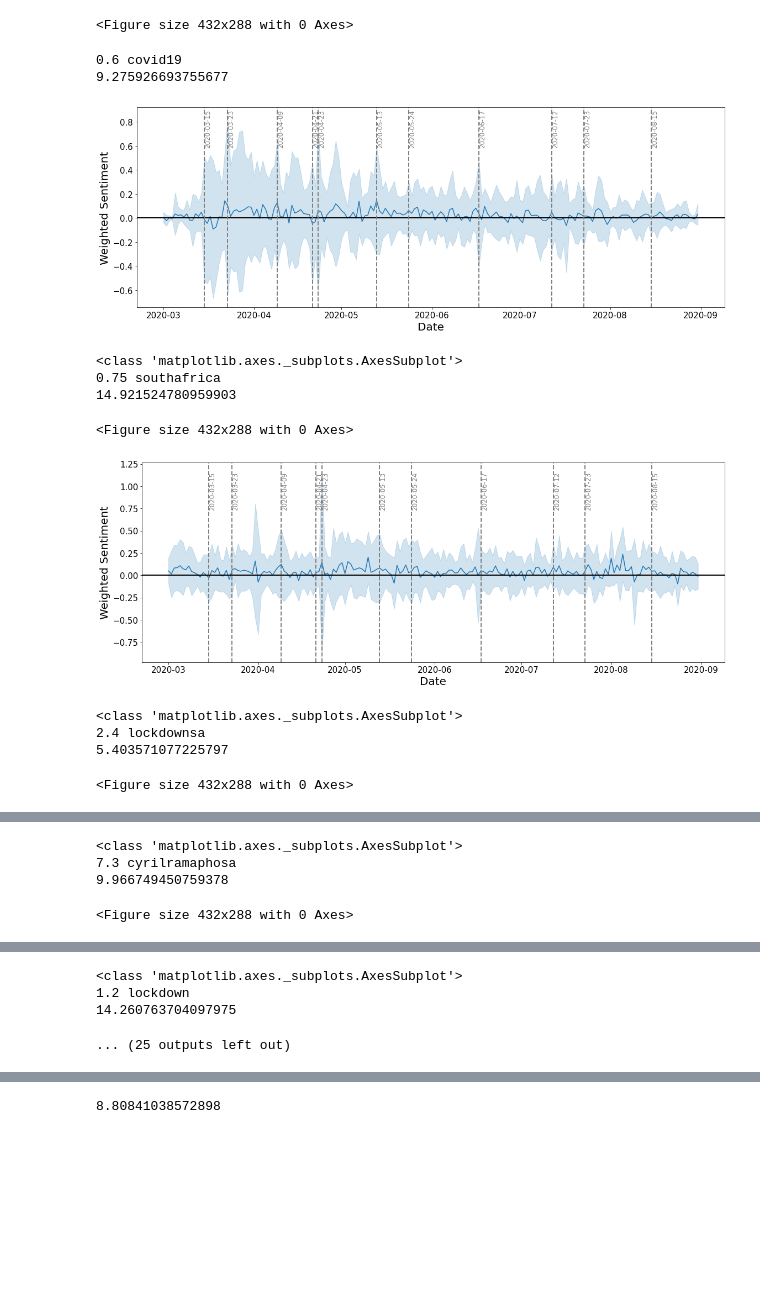
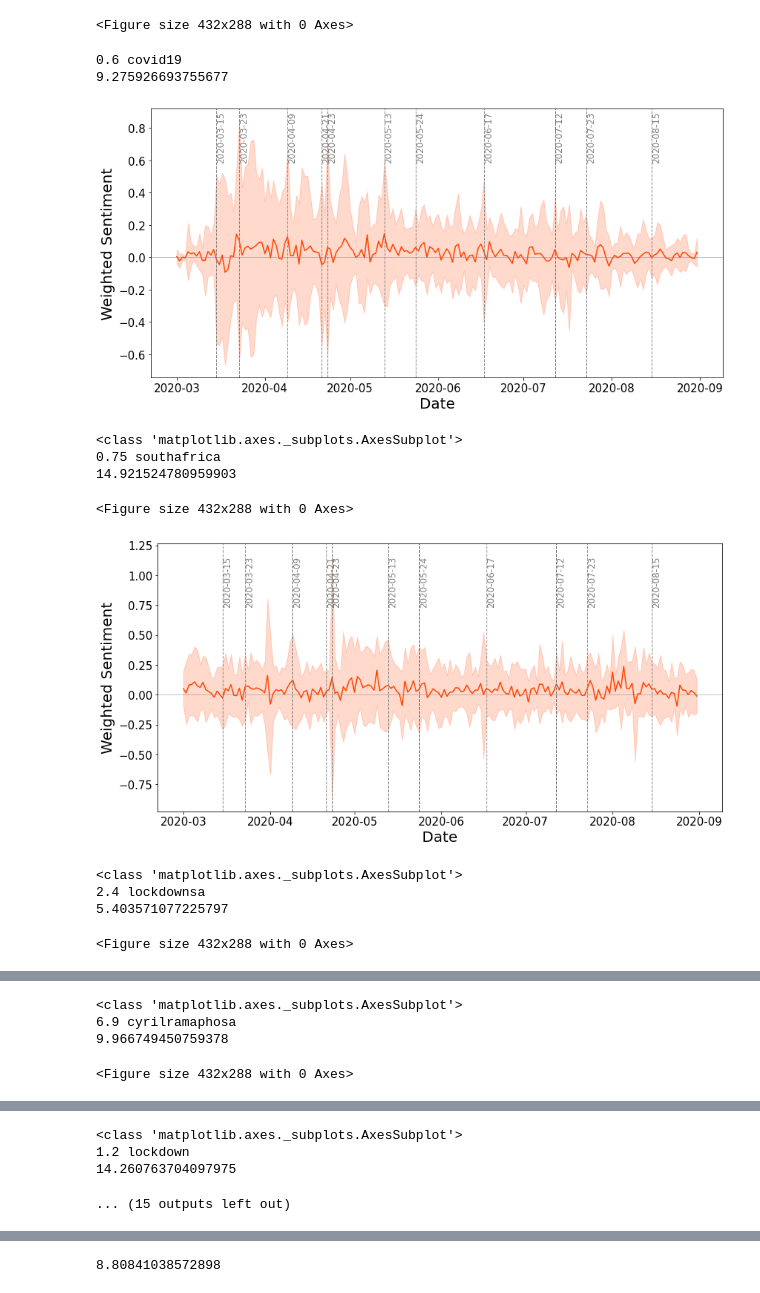
Before and after one commit to tomashege/research_project, a Jupyter notebook: Tomas/notebooks/tweet_analysis.ipynb, the cells around one changed output, grey strips where cells are left out. Cells and saved outputs as stored; diff of their text form; code cells hidden in the pictures; blank space fills up the shorter version.

Commit message:
charts

```diff
--- a/Tomas/notebooks/tweet_analysis.ipynb
+++ b/Tomas/notebooks/tweet_analysis.ipynb
@@ -170,17 +170,20 @@ def hashtags(hashtag, pos):
 #     print(sum((ps['count'] / (ptotal + ntotal)) * 100))
 
     sent_combined = ps.append(ns)
-#     print(sent_combined[sent_combined['weighted'] > 1])
+#   print(sent_combined[sent_combined['weighted'] > 1])
     sent_combined['weighted'] = sent_combined['senti_values'] * (sent_combined['count'] / sum(sent_combined['count']) * 100)
     print(sum(sent_combined['weighted']))
-    plt.figure(figsize=(16, 6))
+    plt.figure(figsize=(12, 6))
     p = sns.lineplot(data=sent_combined.rename(columns={"weighted": "Weighted","date":"Date"}),
                      x='Date',
-                     y='Weighted')#, hue='type')
-    p.axhline(0, color='black', lw=2)
+                     y='Weighted',
+                     color = 'orangered')
+    #, hue='type')
+    p.axhline(0, color='grey', lw=0.5)
     p.tick_params(labelsize=15)
     p.set_xlabel("Date",fontsize=20)
     p.set_ylabel("Weighted Sentiment",fontsize=20)
+
     pres_speaks_dates =[
     '2020-03-15',
     '2020-03-23',
@@ -193,42 +196,42 @@ def hashtags(hashtag, pos):
     '2020-07-12',
     '2020-07-23',
     '2020-08-15']
 
     for i in pres_speaks_dates:
-        plt.axvline(i, c='grey', ls = "--", lw = 2)
+        plt.axvline(i, c='grey', ls = "--", lw = 1)
         plt.text(i,pos,i,rotation=90, c = "grey", fontsize=12)
     plt.tight_layout()
     plt.savefig("/Users/tomashegewisch/research_project/Tomas/charts/hastag_sentiment/hastag_Sentiment_"+hashtag+"_AllMonths.png", dpi=300)
     plt.show()
     plt.clf()
 
     print(type(p))
 
 list_of_hastages_to_process = [['covid19',0.6],
 ['southafrica',0.75],
 ['lockdownsa',2.4],
-['cyrilramaphosa',7.3],
+['cyrilramaphosa',6.9],
 ['lockdown',1.2],
 ['covid19sa',2.3],
 ['coronavirussa',6],
 ['covid_19',1.5],
 ['lockdownsouthafrica',4],
 ['government',-4.5],
 ['cigaretteban',-4.5],
 ['alcoholban',-4]]
 
-# list_of_hastages_to_process = ['southafrica']
+#list_of_hastages_to_process = [['cyrilramaphosa',6.5]]
 for i in list_of_hastages_to_process:
     hashtags(i[0], i[1])
 # %% [output]
 0.6 covid19
 9.275926693755677
-[figure, old version]
+[figure, new version]
 <class 'matplotlib.axes._subplots.AxesSubplot'>
 0.75 southafrica
 14.921524780959903
 <Figure size 432x288 with 0 Axes>
-[figure, old version]
+[figure, new version]
 <class 'matplotlib.axes._subplots.AxesSubplot'>
 2.4 lockdownsa
 5.403571077225797
@@ -237,4 +240,4 @@ for i in list_of_hastages_to_process:
 <class 'matplotlib.axes._subplots.AxesSubplot'>
-7.3 cyrilramaphosa
+6.9 cyrilramaphosa
 9.966749450759378
 <Figure size 432x288 with 0 Axes>
@@ -242,7 +245,7 @@ for i in list_of_hastages_to_process:
 <class 'matplotlib.axes._subplots.AxesSubplot'>
 1.2 lockdown
 14.260763704097975
-... (25 outputs left out)
+... (15 outputs left out)
 # %%
 #Frequency of posting
 # https://stackoverflow.com/a/1060330
```
Also changed, not shown: parts of 4 cells of this notebook, 24 other files.
